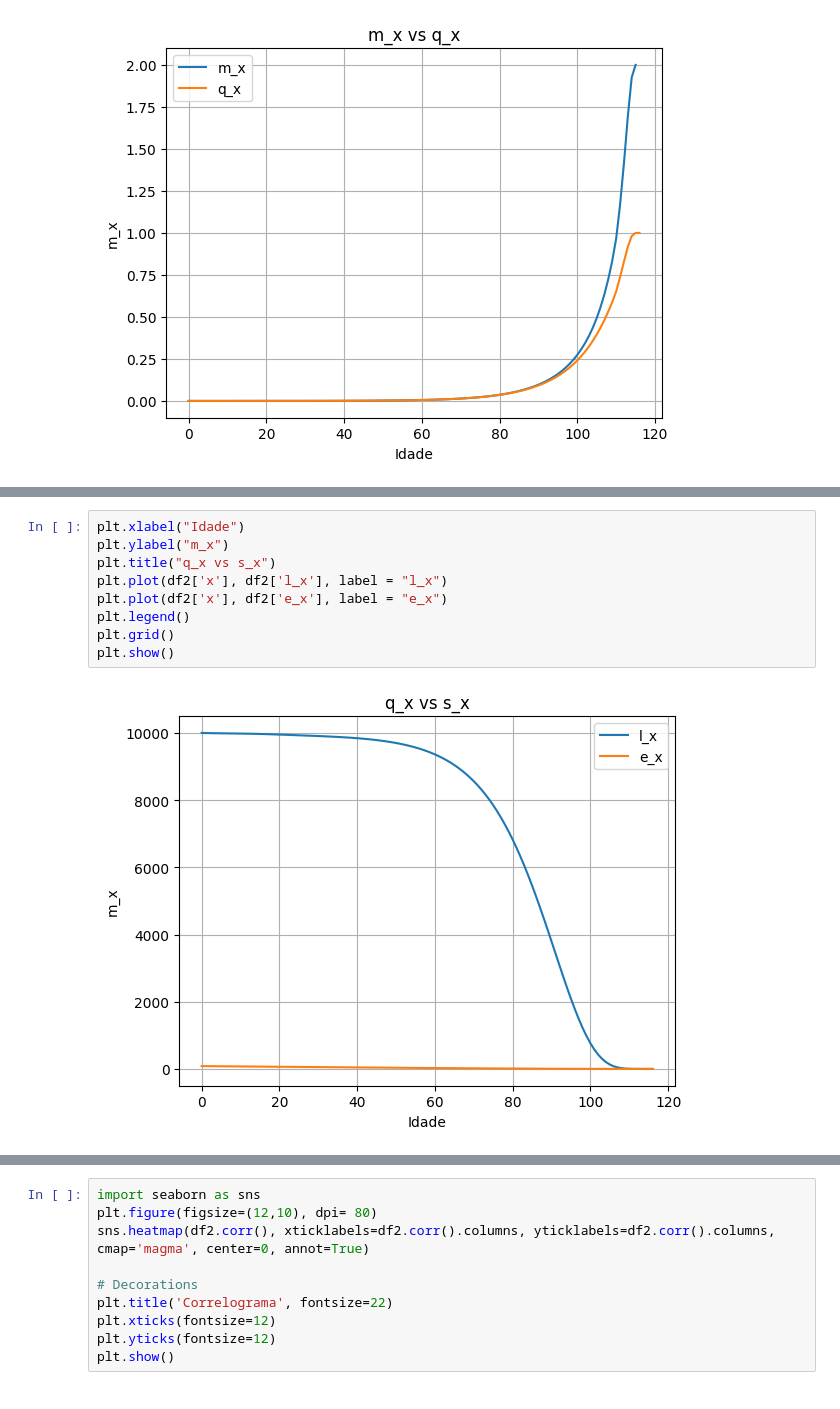
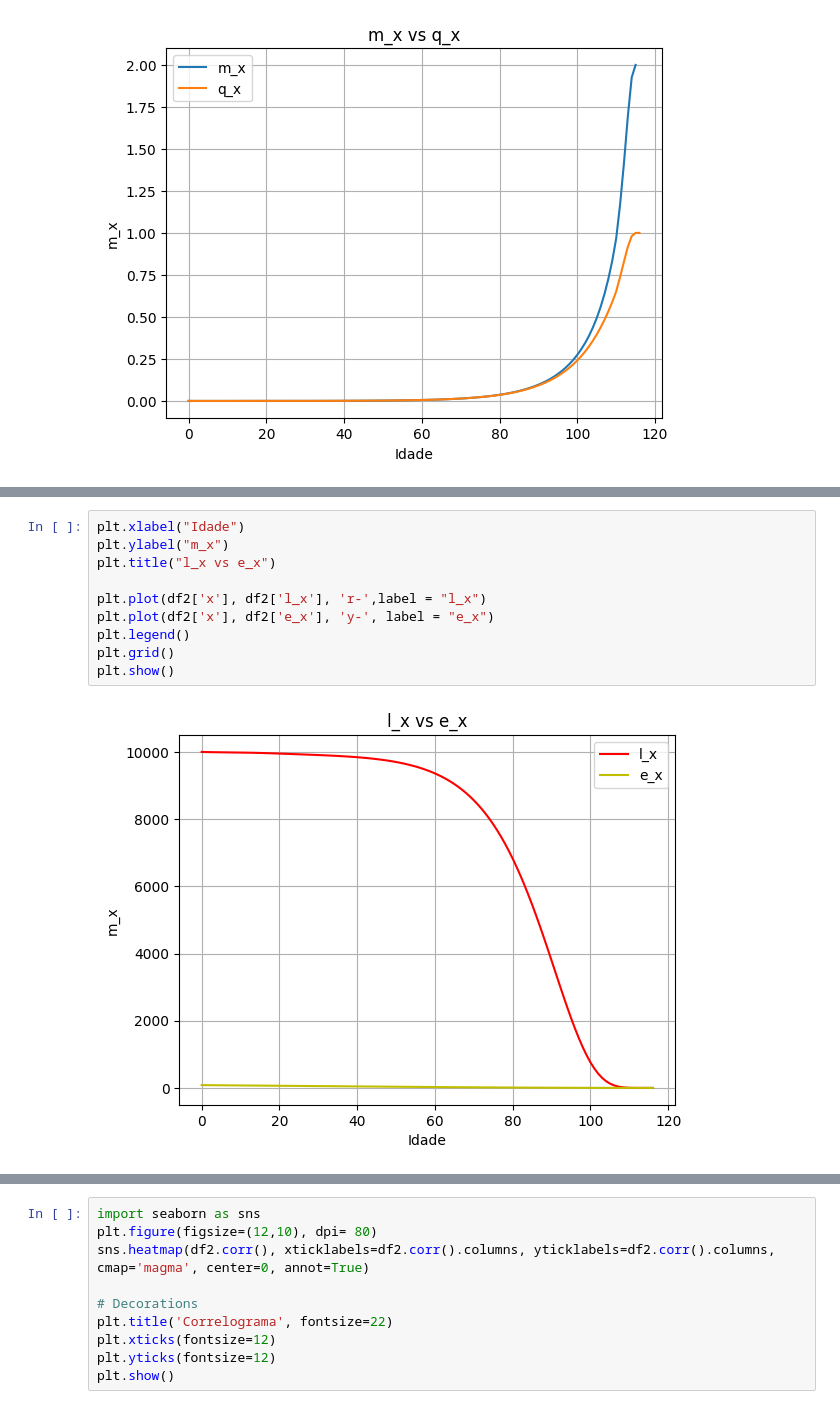
Before and after one commit to jgpds/Mortality-Table, a Jupyter notebook: Tabuas.ipynb, the cells around one changed output, grey strips where cells are left out. Drawn from its saved outputs; the diff is of its cells as text.

```diff
--- a/Tabuas.ipynb
+++ b/Tabuas.ipynb
@@ -380,11 +380,12 @@ plt.show()
 # %%
 plt.xlabel("Idade")
 plt.ylabel("m_x")
-plt.title("q_x vs s_x")
-plt.plot(df2['x'], df2['l_x'], label = "l_x")
-plt.plot(df2['x'], df2['e_x'], label = "e_x")
+plt.title("l_x vs e_x")
+
+plt.plot(df2['x'], df2['l_x'], 'r-',label = "l_x")
+plt.plot(df2['x'], df2['e_x'], 'y-', label = "e_x")
 plt.legend()
 plt.grid()
 plt.show()
 # %% [output]
-[figure, old version]
+[figure, new version]
```
Also changed, not shown: parts of 3 cells of this notebook.
